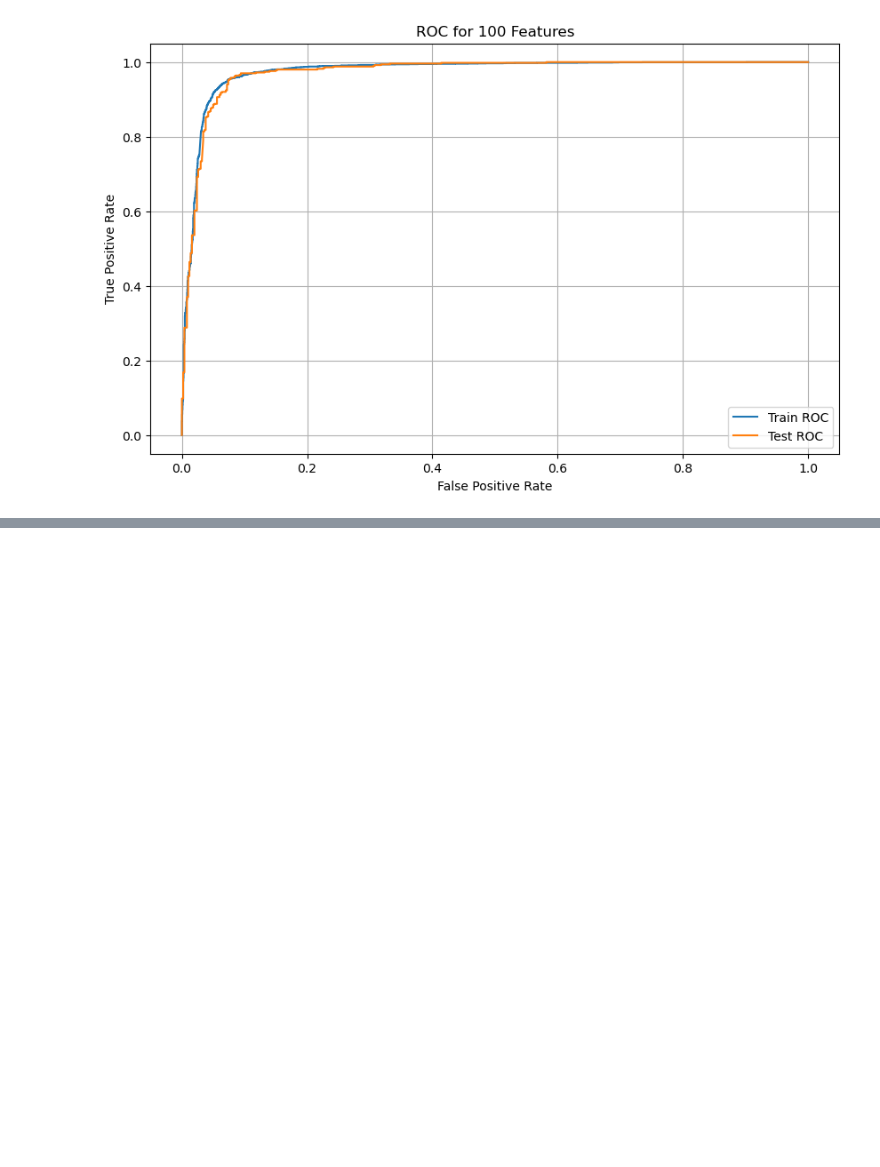
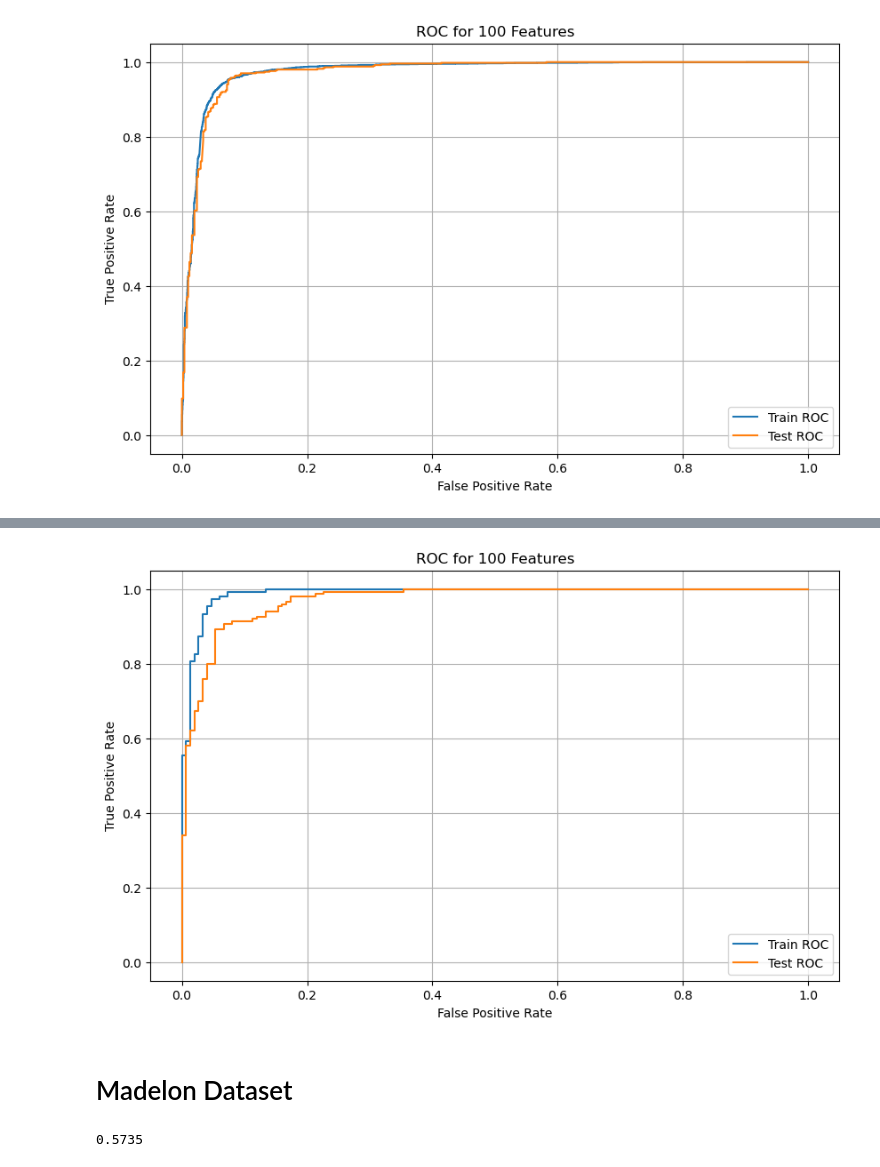
Before and after one commit to evan-stansell/Applied-ML-FSU, a Jupyter notebook: HW5/HW5 Notebook.ipynb, the cells around one changed output, grey strips where cells are left out. Saved outputs shown, nothing was run; the diff lists cells and outputs as text; code cells hidden in the pictures; blank space fills up the shorter version.

```diff
--- a/HW5/HW5 Notebook.ipynb
+++ b/HW5/HW5 Notebook.ipynb
@@ -140,0 +222,20 @@ plt.show()
+# %%
+w_100 = fit(Xs,y,0.0001,100)
+prob_y_100 = expit(np.matmul(Xs, w_100))
+prob_yt_100 = expit(np.matmul(Xts, w_100))
+fpr_train, tpr_train, _ = roc_curve(y, prob_y_100)
+fpr_test, tpr_test, _ = roc_curve(yt, prob_yt_100)
+# %%
+plt.figure(figsize=(10,6))
+plt.plot(fpr_train, tpr_train, label= 'Train ROC')
+plt.plot(fpr_test, tpr_test, label = 'Test ROC')
+plt.xlabel('False Positive Rate')
+plt.ylabel('True Positive Rate')
+plt.title('ROC for 100 Features')
+plt.grid()
+plt.legend()
+plt.show()
+# %% [output]
+[figure, added]
+# %% [markdown]
+# Madelon Dataset
@@ -140,0 +260,5 @@ plt.show()
+# %%
+w0 = fit(Xs,y, 0.0001, 100)
+score(Xs, y, w0)
+# %% [output]
+0.5735
```
Also changed, not shown: parts of 18 cells of this notebook.
